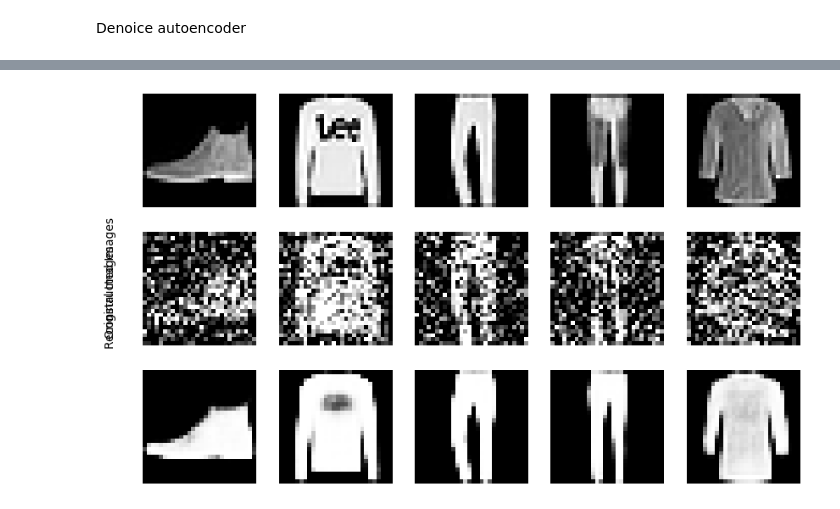
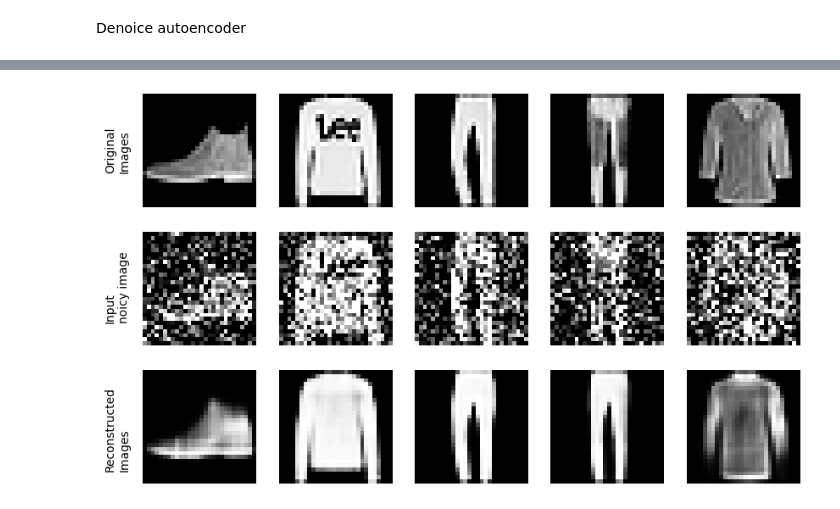
Before and after one commit to MaheeGamage/TIES4911-DL-for-dev, a Jupyter notebook: Task-3/Task 3-4.ipynb, the cells around one changed output, grey strips where cells are left out. Drawn from its saved outputs; the diff is of its cells as text; code cells hidden in the pictures.

```diff
--- a/Task-3/Task 3-4.ipynb
+++ b/Task-3/Task 3-4.ipynb
@@ -216,7 +219,7 @@ x_train_noisy = x_train_noisy.reshape((len(x_train_noisy), np.prod(x_train_noisy
 x_test_noisy = x_test_noisy.reshape((len(x_test_noisy), np.prod(x_test_noisy.shape[1:]))) # np.expand_dims(x_test_noisy, axis=-1)
 
 # Define the size of the encoded representation
-encoding_dim = 1568
+encoding_dim = 64
 
 # Input placeholder
 input_img = Input(shape=(784,))
@@ -271,7 +274,7 @@ n = 5
 plt.figure(figsize=(10, 6))
 
 # Titles for each row
-row_titles = ['Original Images', 'Reconstructed Images']
+row_titles = ['Original\nImages', 'Input\nnoicy image', 'Reconstructed\nImages', ]
 
 for i in range(n):
     # Display original
@@ -291,9 +294,11 @@ for i in range(n):
 
     # Add row titles (only for the first image in each row)
     if i == 0:
-        ax.text(-10, -20, row_titles[0], fontsize=10, rotation=90, va='center')
+        ax.text(-10, -55, row_titles[0], fontsize=10, rotation=90, va='center')
         ax2 = plt.subplot(3, n, i + 1 + n)
-        ax2.text(-10, 12, row_titles[1], fontsize=10, rotation=90, va='center')
+        ax2.text(-10, 13, row_titles[1], fontsize=10, rotation=90, va='center')
+        ax2 = plt.subplot(3, n, i + 1 + n + n)
+        ax2.text(-10, 14, row_titles[2], fontsize=10, rotation=90, va='center')
 
 plt.show()
 # %% [output]
@@ -302 +307 @@ plt.show()
-[figure, old version]
+[figure, new version]
```
Also changed, not shown: parts of 4 cells of this notebook.
